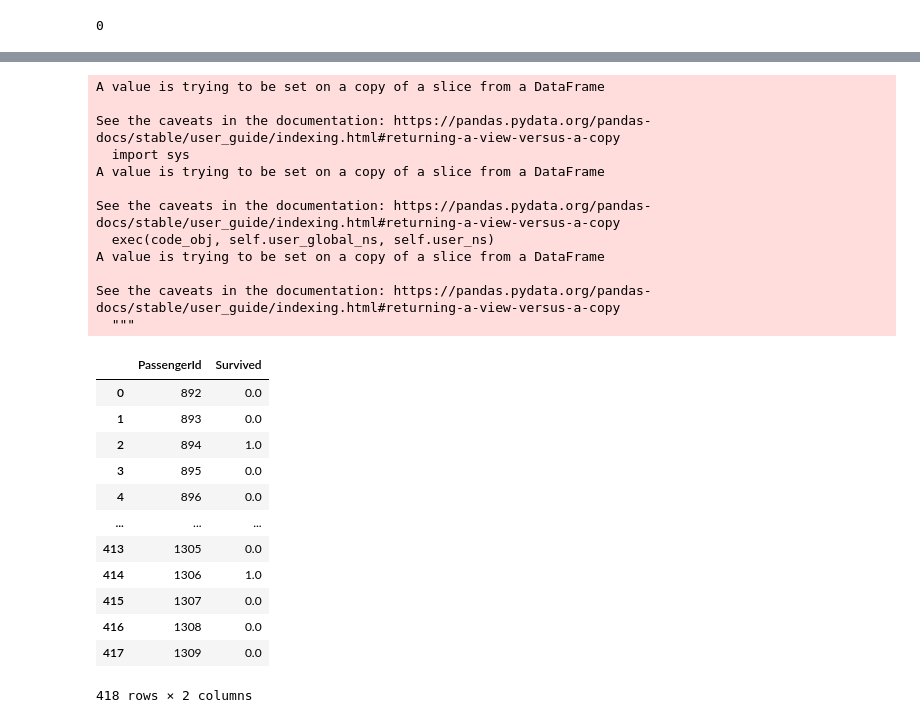
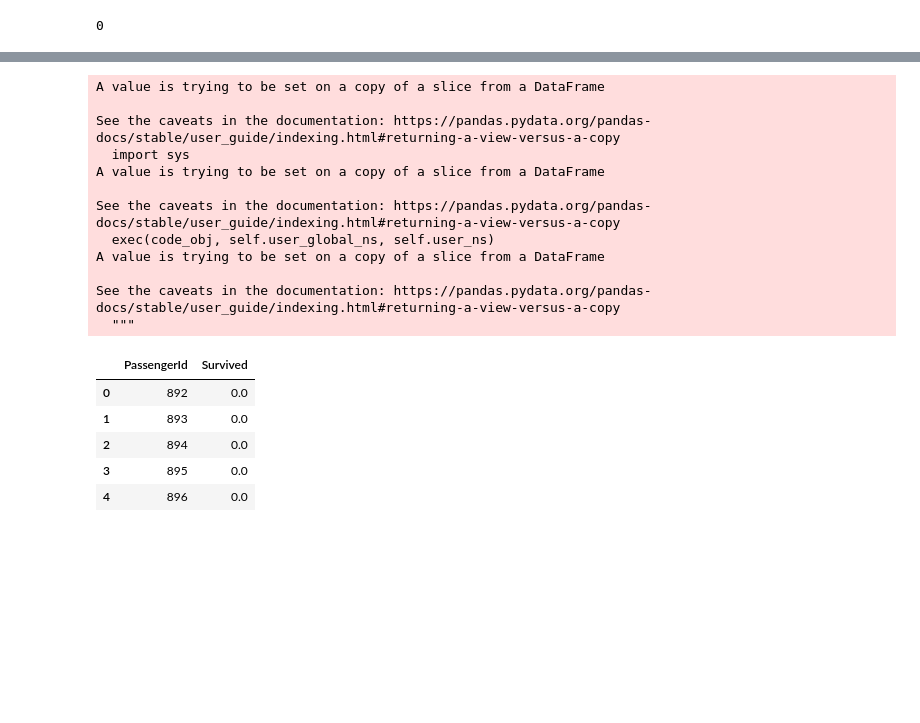
Before and after one commit to ikdmtm/titanic, a Jupyter notebook: program/titanic_sgd.ipynb, the cells around one changed output, grey strips where cells are left out. Drawn from its saved outputs; the diff is of its cells as text; code cells hidden in the pictures; blank space fills up the shorter version.

```diff
--- a/program/titanic_sgd.ipynb
+++ b/program/titanic_sgd.ipynb
@@ -149,6 +129,3 @@ scaler = StandardScaler()
 scaler.fit(x_train)
 x_train_scaled = scaler.transform(x_train)
 x_test_scaled = scaler.transform(x_test)
-# %%
-knn.fit(x_train_scaled, y_train)
-knn.score(x_train_scaled, y_train)
@@ -157,2 +131,0 @@ knn.score(x_train_scaled, y_train)
-# %%
-knn.fit(x_test_scaled, y_test)
@@ -320,13 +196,14 @@ x_test = pd.get_dummies(x_test, columns=['Pclass', 'Sex','Embarked'])
 # Fareのnullを埋める
 # nullにFareの平均値を埋め込む
 x_test['Fare'] = x_test['Fare'].fillna(x_test['Fare'].mean())
+x_test['Age'] = x_test['Age'].fillna(x_test['Age'].mean())
 # 標準化
 scaler = StandardScaler()
 scaler.fit(x_test)
 x_test_scaled = scaler.transform(x_test)
 
 submit['Survived'] = model.predict(x_test_scaled)
-submit
+submit.head()
 # %% [output]
 A value is trying to be set on a copy of a slice from a DataFrame.
 Try using .loc[row_indexer,col_indexer] = value instead
@@ -349,4 +219,4 @@ See the caveats in the documentation: https://pandas.pydata.org/pandas-docs/stab
 # %%
 # nullを0で埋める
-submit['Survived'] = submit['Survived'].fillna(0)
+submit['Survived'].isnull().sum()
 # %% [output]
@@ -417,40 +241,33 @@ submit.head
 # %%
 # one hot エンコーディングしたい
 
 for i in range(len(submit['Survived'])):
   if submit['Survived'][i] > 0.5:
     submit['Survived'][i] = 1
   elif submit['Survived'][i] <= 0.5:
     submit['Survived'][i] = 0
 
 submit['Survived']
-submit
+submit.head()
 # %% [output]
 A value is trying to be set on a copy of a slice from a DataFrame
 
 See the caveats in the documentation: https://pandas.pydata.org/pandas-docs/stable/user_guide/indexing.html#returning-a-view-versus-a-copy
   import sys
 A value is trying to be set on a copy of a slice from a DataFrame
 
 See the caveats in the documentation: https://pandas.pydata.org/pandas-docs/stable/user_guide/indexing.html#returning-a-view-versus-a-copy
   exec(code_obj, self.user_global_ns, self.user_ns)
 A value is trying to be set on a copy of a slice from a DataFrame
 
 See the caveats in the documentation: https://pandas.pydata.org/pandas-docs/stable/user_guide/indexing.html#returning-a-view-versus-a-copy
   """
 |  | PassengerId | Survived |
 | 0 | 892 | 0.0 |
 | 1 | 893 | 0.0 |
-| 2 | 894 | 1.0 |
+| 2 | 894 | 0.0 |
 | 3 | 895 | 0.0 |
 | 4 | 896 | 0.0 |
-| ... | ... | ... |
-| 413 | 1305 | 0.0 |
-| 414 | 1306 | 1.0 |
-| 415 | 1307 | 0.0 |
-| 416 | 1308 | 0.0 |
-| 417 | 1309 | 0.0 |
-418 rows × 2 columns
 # %%
 # csvファイルを作成
 submit.to_csv('submission/submit06.csv', index=False)
```
Also changed, not shown: parts of 20 cells of this notebook, 1 other file.
